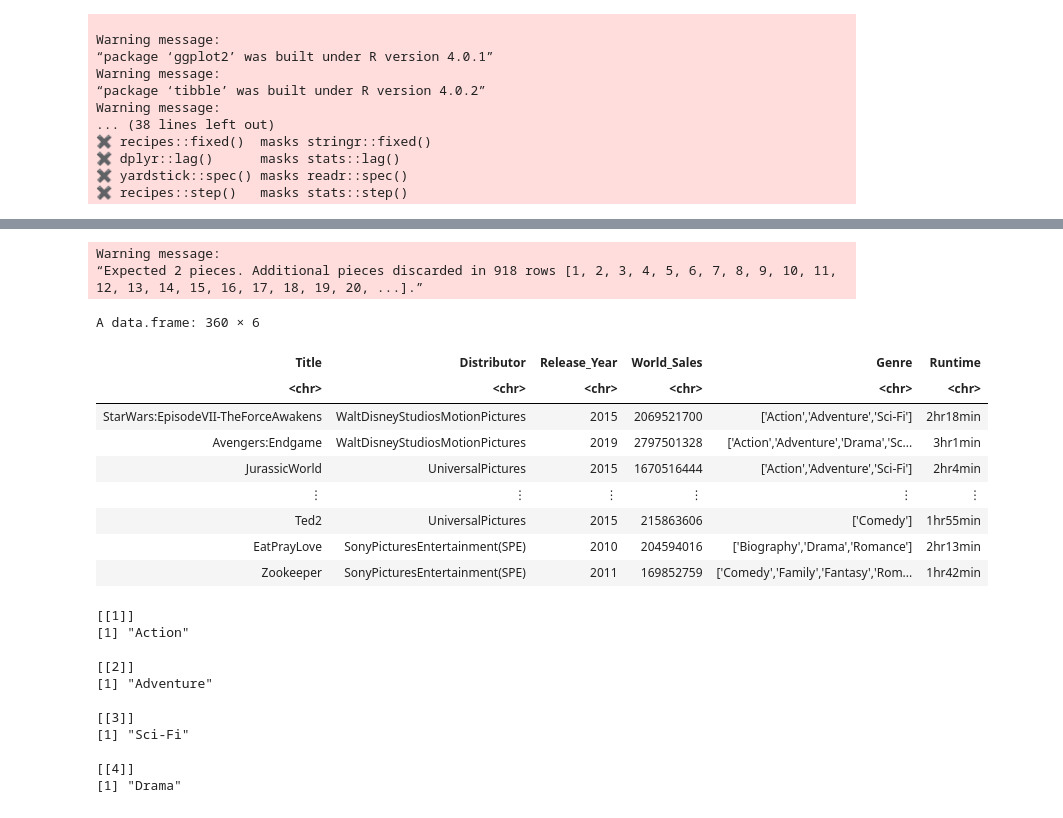
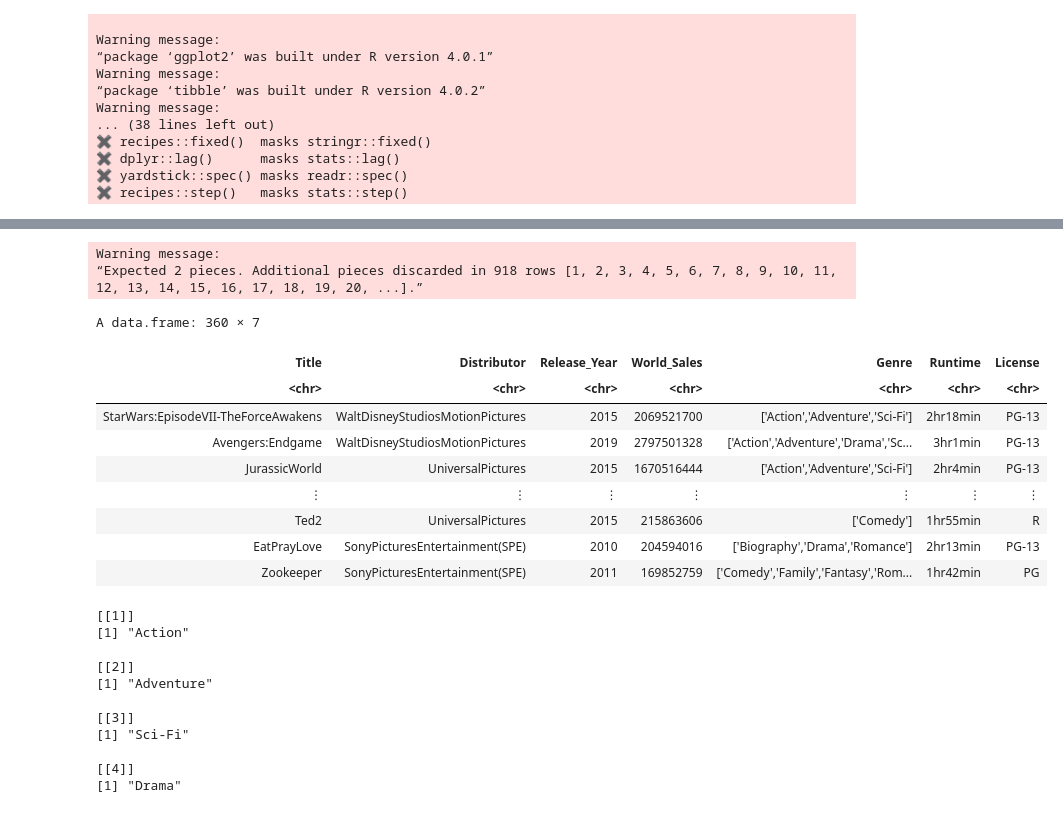
Before and after one commit to starsurfer87/DSCI100-Group-Project, a Jupyter notebook: project-proposal.ipynb, the cells around one changed output, grey strips where cells are left out. Saved outputs shown, nothing was run; the diff lists cells and outputs as text; code cells hidden in the pictures.

```diff
--- a/project-proposal.ipynb
+++ b/project-proposal.ipynb
@@ -68,50 +81,50 @@ A spec_tbl_df: 918 × 11
 | 917 | Zookeeper (2011) | A group of zoo animals decide to ... | Sony Pictures Entertainment (SPE) | July 6, 2011 | 80360843 | 89491916 | ... |
 # %%
 # remove unusable columns
-vars <- c("Title","Distributor","Release.Date","World.Sales..in...","Genre","Movie.Runtime") # vars that we want to keep
+vars <- c("Title","Distributor","Release.Date","World.Sales..in...","Genre","Movie.Runtime","License") # vars that we want to keep
 movies_data_filtered <- movies_data %>%
                         select(all_of(vars))
 
 # change column name
-colnames(movies_data_filtered) <- c("Title", "Distributor","Release_Date","World_Sales","Genre","Runtime")
+colnames(movies_data_filtered) <- c("Title", "Distributor","Release_Date","World_Sales","Genre","Runtime","License")
 
 # remove all white space in dataframe
 movies_data_no_space <- as.data.frame(apply(movies_data_filtered, 2, str_remove_all, " "))
 
 # separate release year from Release_Date
 movies_release_date <- separate(movies_data_no_space,
                             col = Release_Date,
                             into = c("date", "Release_Year"),
                             sep = ","
                            )
 
 # separate release year from movie title
 movies_release_date <- separate(movies_release_date,
                             col = Title,
                             into = c("Title", "year"),
                             sep = "[()]"
                            )
 
-# filter for movies released since 2010, remove NAs
+# filter for movies released since 2010
 movies_2010 <- movies_release_date %>%
                     select(-date, -year) %>%
                     filter(Release_Year >= 2010)
 
 
 movies_2010
 # %% [output]
 Warning message:
 “Expected 2 pieces. Additional pieces discarded in 918 rows [1, 2, 3, 4, 5, 6, 7, 8, 9, 10, 11, 12, 13, 14, 15, 16, 17, 18, 19, 20, ...].”
-A data.frame: 360 × 6
+A data.frame: 360 × 7
-| Title | Distributor | Release_Year | World_Sales | Genre | Runtime |
-| <chr> | <chr> | <chr> | <chr> | <chr> | <chr> |
-| StarWars:EpisodeVII-TheForceAwakens | WaltDisneyStudiosMotionPictures | 2015 | 2069521700 | ['Action','Adventure','Sci-Fi'] | 2hr18min |
-| Avengers:Endgame | WaltDisneyStudiosMotionPictures | 2019 | 2797501328 | ['Action','Adventure','Drama','Sc... | 3hr1min |
-| JurassicWorld | UniversalPictures | 2015 | 1670516444 | ['Action','Adventure','Sci-Fi'] | 2hr4min |
-| ⋮ | ⋮ | ⋮ | ⋮ | ⋮ | ⋮ |
-| Ted2 | UniversalPictures | 2015 | 215863606 | ['Comedy'] | 1hr55min |
-| EatPrayLove | SonyPicturesEntertainment(SPE) | 2010 | 204594016 | ['Biography','Drama','Romance'] | 2hr13min |
-| Zookeeper | SonyPicturesEntertainment(SPE) | 2011 | 169852759 | ['Comedy','Family','Fantasy','Rom... | 1hr42min |
+| Title | Distributor | Release_Year | World_Sales | Genre | Runtime | License |
+| <chr> | <chr> | <chr> | <chr> | <chr> | <chr> | <chr> |
+| StarWars:EpisodeVII-TheForceAwakens | WaltDisneyStudiosMotionPictures | 2015 | 2069521700 | ['Action','Adventure','Sci-Fi'] | 2hr18min | PG-13 |
+| Avengers:Endgame | WaltDisneyStudiosMotionPictures | 2019 | 2797501328 | ['Action','Adventure','Drama','Sc... | 3hr1min | PG-13 |
+| JurassicWorld | UniversalPictures | 2015 | 1670516444 | ['Action','Adventure','Sci-Fi'] | 2hr4min | PG-13 |
+| ⋮ | ⋮ | ⋮ | ⋮ | ⋮ | ⋮ | ⋮ |
+| Ted2 | UniversalPictures | 2015 | 215863606 | ['Comedy'] | 1hr55min | R |
+| EatPrayLove | SonyPicturesEntertainment(SPE) | 2010 | 204594016 | ['Biography','Drama','Romance'] | 2hr13min | PG-13 |
+| Zookeeper | SonyPicturesEntertainment(SPE) | 2011 | 169852759 | ['Comedy','Family','Fantasy','Rom... | 1hr42min | PG |
 # %%
 # tidying genre column
 
```
Also changed, not shown: parts of 8 cells of this notebook.
